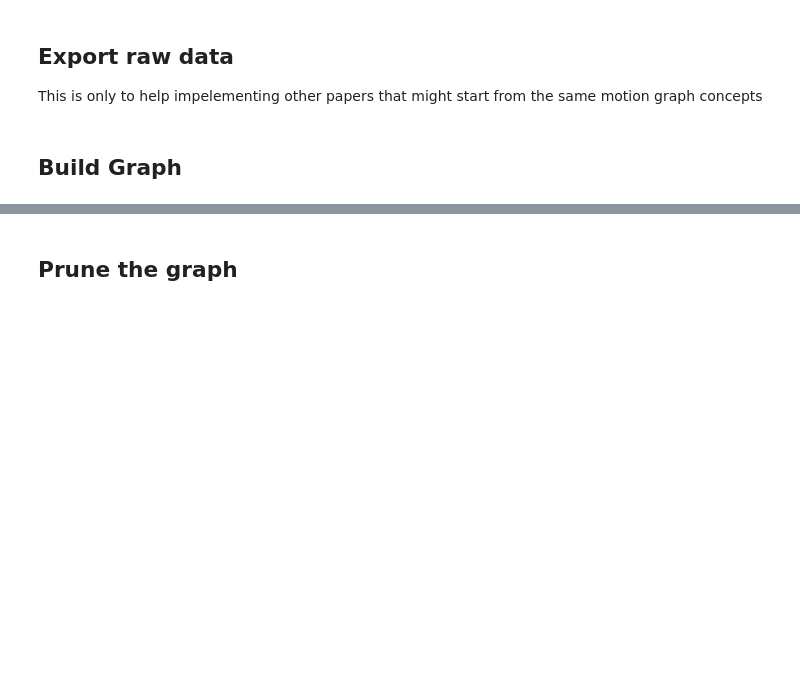
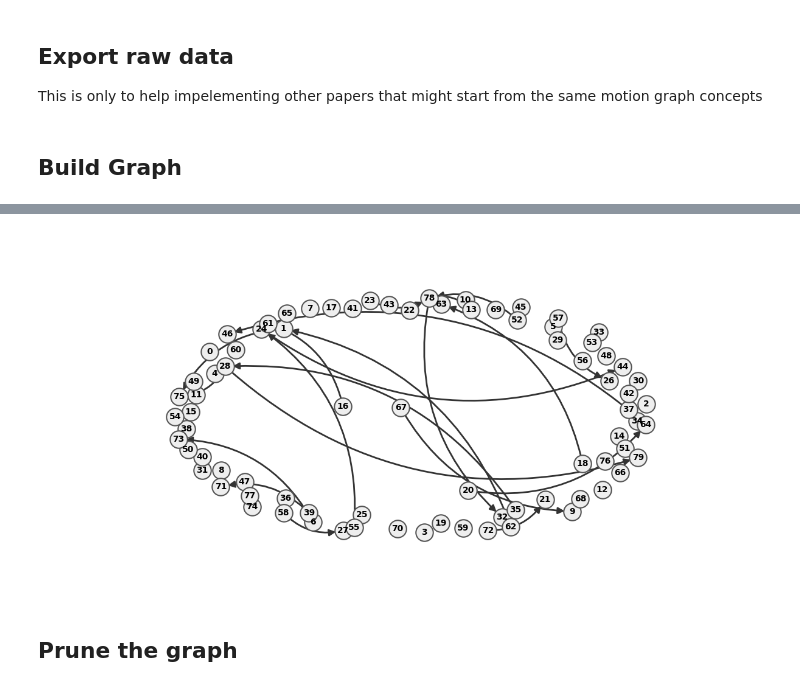
Before and after one commit to EvihGraphics/AnimationTech-HTC, a Jupyter notebook: labs/AnimationPapers/Motion Graph.ipynb, the cells around one changed output, grey strips where cells are left out. Cells and saved outputs as stored; diff of their text form; code cells hidden in the pictures; blank space fills up the shorter version.

Commit message:
update motion graph

```diff
--- a/labs/AnimationPapers/Motion Graph.ipynb
+++ b/labs/AnimationPapers/Motion Graph.ipynb
@@ -558,3 +569,89 @@ for i in range(frame_count):
+# %%
+import networkx as nx
+import matplotlib.pyplot as plt
+
+def draw_motion_graph(nodes, frame_mapping, max_nodes=30, only_blend=False):
+    G = nx.DiGraph()
+
+    visible_nodes = nodes[:max_nodes]
+    visible_ids = {node.node_id for node in visible_nodes}
+
+    for node in visible_nodes:
+        G.add_node(node.node_id, label=f"{node.node_id}\n{node.start}-{node.end}")
+
+    normal_edges = []
+    blend_edges = []
+
+    for node in visible_nodes:
+        for edge in node.edges:
+            target_node = nodes[int(frame_mapping[edge.end_frame])]
+
+            if target_node.node_id not in visible_ids:
+                continue
+
+            if only_blend and not edge.blend:
+                continue
+
+            pair = (node.node_id, target_node.node_id)
+
+            if edge.blend:
+                blend_edges.append(pair)
+            else:
+                normal_edges.append(pair)
+
+            G.add_edge(*pair)
+
+    pos = nx.spring_layout(G, seed=7, k=1.2)
+
+    plt.figure(figsize=(12, 6))
+
+    nx.draw_networkx_nodes(
+        G,
+        pos,
+        node_size=420,
+        node_color="#eeeeee",
+        edgecolors="#555555",
+        linewidths=1.5,
+    )
+
+    nx.draw_networkx_labels(
+        G,
+        pos,
+        labels={n: str(n) for n in G.nodes},
+        font_size=10,
+        font_weight="bold",
+    )
+
+    nx.draw_networkx_edges(
+        G,
+        pos,
+        edgelist=normal_edges,
+        arrows=True,
+        arrowstyle="-|>",
+        arrowsize=16,
+        width=2,
+        edge_color="#777777",
+        connectionstyle="arc3,rad=0.0",
+    )
+
+    nx.draw_networkx_edges(
+        G,
+        pos,
+        edgelist=blend_edges,
+        arrows=True,
+        arrowstyle="-|>",
+        arrowsize=16,
+        width=2,
+        edge_color="#333333",
+        connectionstyle="arc3,rad=0.28",
+    )
+
+    plt.axis("off")
+    plt.show()
+
+draw_motion_graph(nodes, frame_mapping, max_nodes=80, only_blend=True)
+# %% [output]
+[figure, added]
 # %% [markdown]
 ## Prune the graph
 # %%
```
Also changed, not shown: parts of 9 cells of this notebook, 2 other files.
